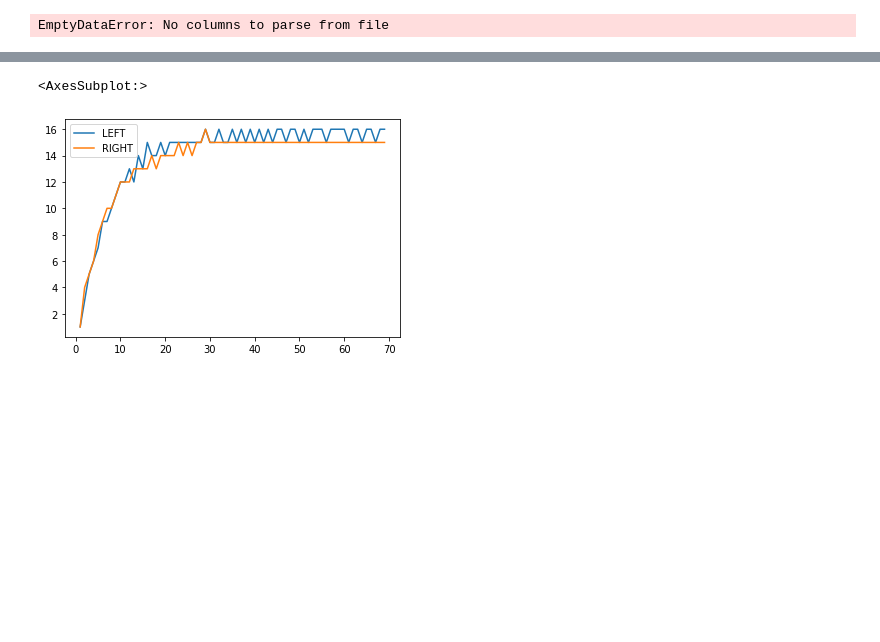
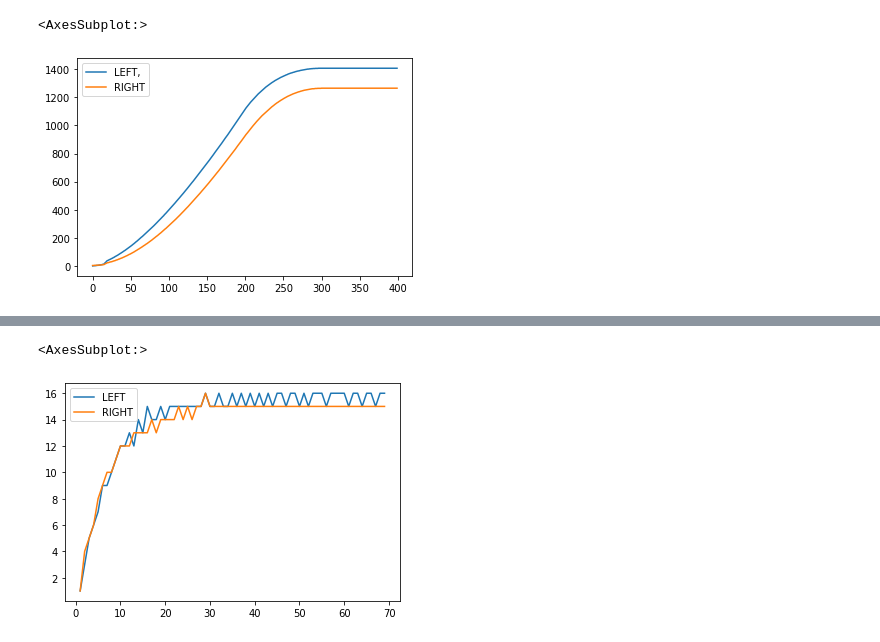
Before and after one commit to Vini-002/feed-Forward-test, a Jupyter notebook: processing.ipynb, the cells around one changed output, grey strips where cells are left out. Drawn from its saved outputs; the diff is of its cells as text; code cells hidden in the pictures; blank space fills up the shorter version.

```diff
--- a/processing.ipynb
+++ b/processing.ipynb
@@ -1,6 +1,9 @@
 # %%
 import pandas as pd
 
-data = pd.read_clipboard()
+new_data = pd.read_clipboard()
-# %% [output]
-EmptyDataError: No columns to parse from file
+# %%
+new_data.plot()
+# %% [output]
+<AxesSubplot:>
+[figure, added]
```
Also changed, not shown: parts of 2 cells of this notebook, 6 other files.
